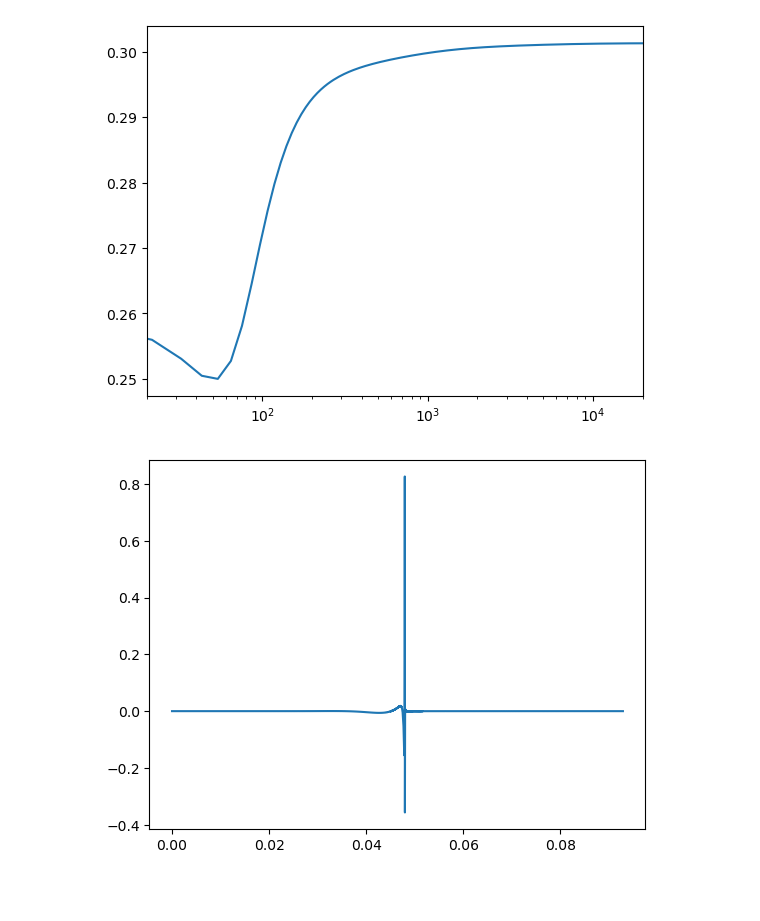
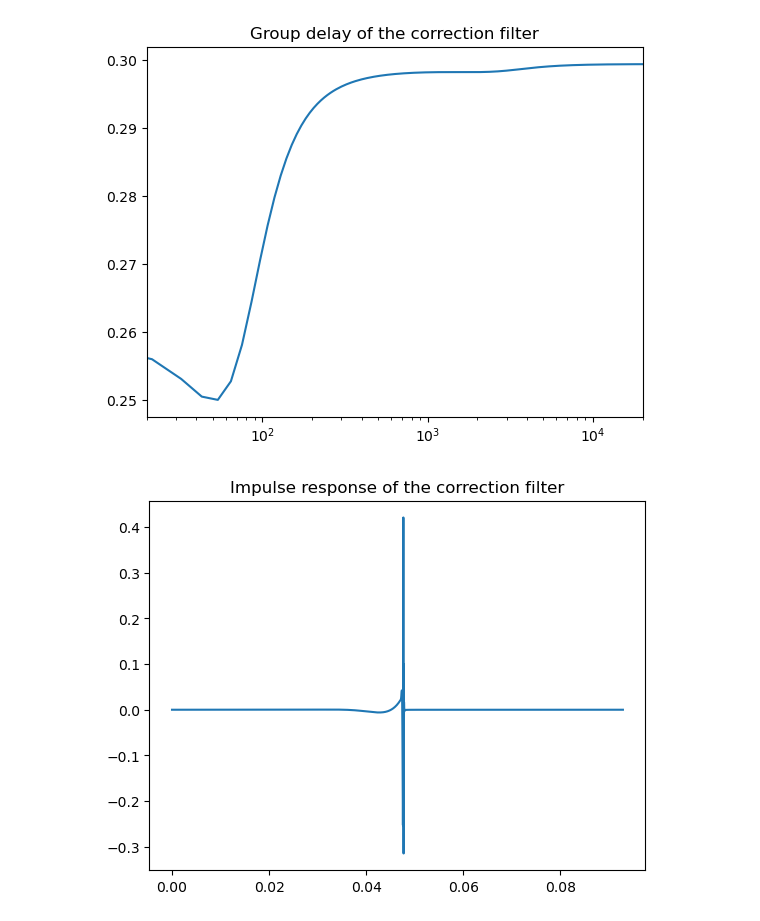
Before and after one commit to peladeaucome/REQWitchcraft, a Jupyter notebook: main.ipynb, the cells around one changed output. Saved outputs shown, nothing was run; the diff lists cells and outputs as text; code cells hidden in the pictures; blank space fills up the shorter version.

Commit message:
Added Parallel Filters

```diff
--- a/main.ipynb
+++ b/main.ipynb
@@ -40,12 +40,16 @@ Q=.71
 f = np.fft.rfftfreq(n=n_fft, d=1/sr)
 df = f[1]-f[0]
 
-apf = filters.equalizer.RBJ.AllPass(f0=3000, Q=Q, sr=sr)
+apf = filters.Parallel(
+    filters.LR.LP4(f0=3000, sr=sr),
+    filters.LR.HP4(f0=3000, sr=sr),
+    sr=44100,
+)
 
 hpf = filters.LR.HP4(f0=70, sr=sr)
+lpf = filters.butterworth.LP2(f0=22000, sr=sr)
 
-
-loudspeaker = filters.Filters_Series(apf, hpf, sr=sr)
+loudspeaker = filters.Series(apf, hpf, sr=sr)
 #loudspeaker=hpf
 t = np.arange(n_fft)/sr
 plt.plot(t, loudspeaker.get_impulseResponse(n=n_fft))
@@ -56,6 +60,7 @@ fig, ax = plt.subplots(nrows=2, ncols=1, sharex=True)
 ax[0].plot(f, dB20(loudspeaker.get_rfft(n=n_fft)))
 ax[0].set_ylim(-30, 5)
 ax[1].plot(f, get_groupDelay(loudspeaker.get_rfft(n=n_fft), df=df))
+ax[1].set_ylim(0, .1)
 ax[0].set_xlim(20, 20000)
 plt.semilogx()
 plt.show()
@@ -82,35 +87,43 @@ correctionGroupDelay[:cornerFreq_idx] = -loudspeakerGroupDelay[cornerFreq_idx]
 correctionGroupDelay -=np.min(correctionGroupDelay)
 correctionGroupDelay +=offset
 
+plt.title('Group delay of the correction filter')
+
 plt.plot(f,correctionGroupDelay)
 plt.semilogx()
 plt.xlim(20, 20000)
 plt.show()
 correctionPhase = get_phase(correctionGroupDelay, df=df)
 
 correction_fft = np.exp(1j*correctionPhase)
 #correction_fft[0]=0
 
 #corr[:cornerFreq_idx]
 corr_IR = np.fft.irfft(correction_fft)
+corr_IR = lpf.process(corr_IR)
+
+
+
 t = np.arange(len(corr_IR))/sr
+plt.title('Impulse response of the correction filter')
 plt.plot(t, corr_IR)
 plt.show()
+plt.title('Impulse response of the correction filter')
 plt.plot(t, dB20(corr_IR))
 plt.ylim(-180, 0)
 plt.show()
 f = np.fft.rfftfreq(n=n_fft, d=1/sr)
 df = f[1]-f[0]
 
 fig, ax = plt.subplots(nrows=2, ncols=1, sharex=True)
-
+plt.title('frequency response of the filter')
 ax[0].plot(f, dB20(np.fft.rfft(corr_IR, n=n_fft)))
 ax[0].set_ylim(-2, 2)
 ax[1].plot(f, get_groupDelay(np.fft.rfft(corr_IR, n=n_fft), df=df))
 ax[1].set_ylim(offset-.01, offset+.07)
 ax[0].set_xlim(20, 20000)
 plt.semilogx()
 plt.show()
 # %% [output]
-[figure, old version]
+[figure, new version]
-[figure, old version]
+[figure, new version]
```
Also changed, not shown: parts of 4 cells of this notebook, 1 other file.
